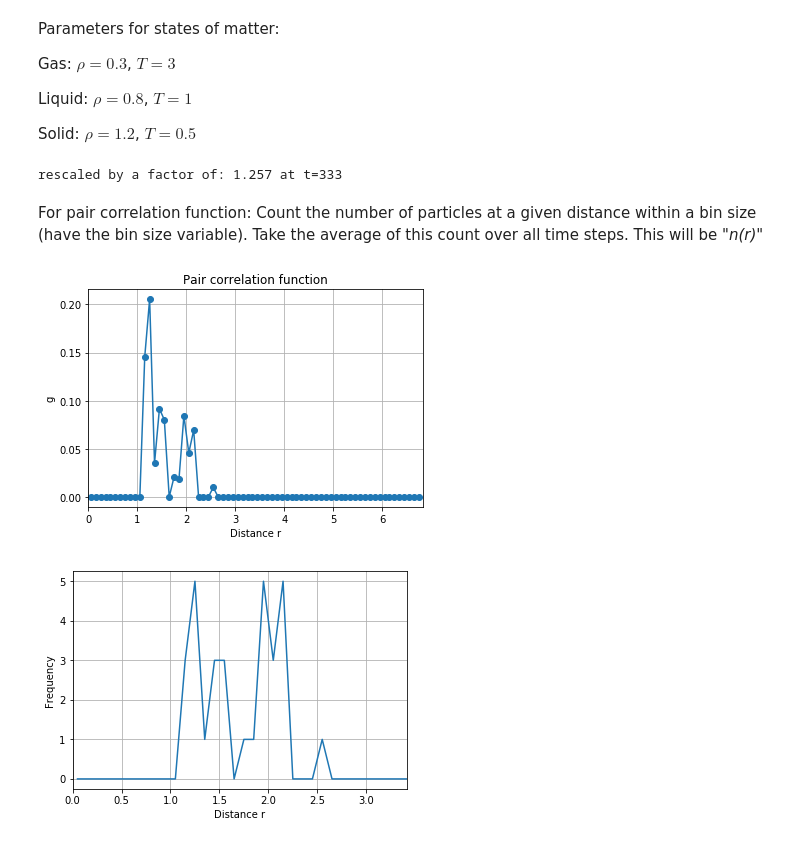
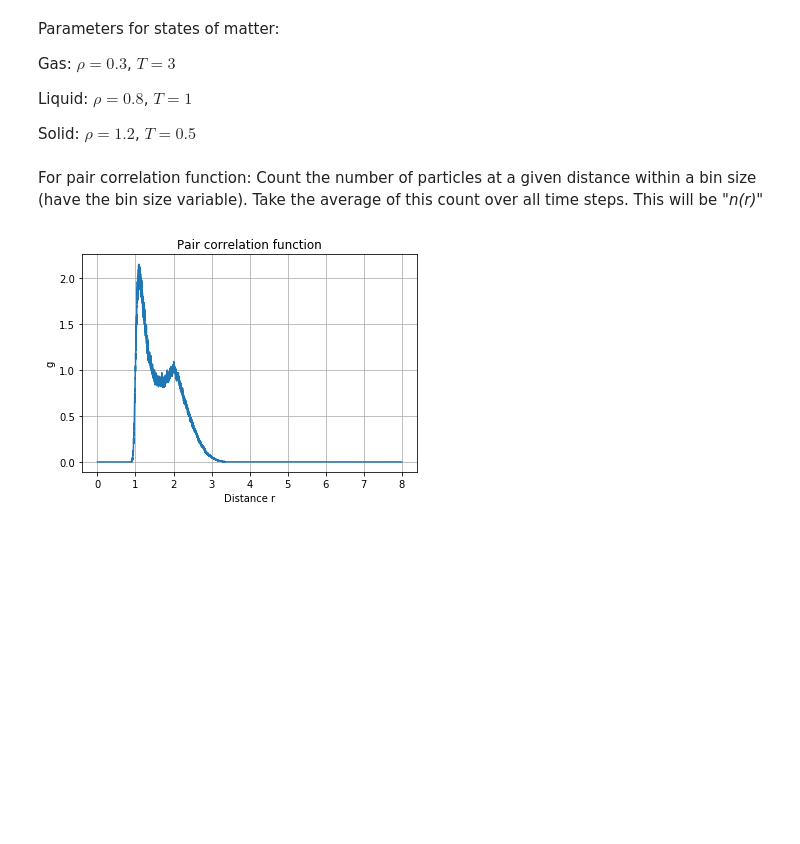
Before and after one commit to Merg3D/computational_physics_2019, a Jupyter notebook: Project1/Argon Project.ipynb, the cells around one changed output. Drawn from its saved outputs; the diff is of its cells as text; code cells hidden in the pictures; blank space fills up the shorter version.

```diff
--- a/Project1/Argon Project.ipynb
+++ b/Project1/Argon Project.ipynb
@@ -56,20 +55,18 @@ state = np.zeros((num_part, num_time, 6))
 E_kin = np.zeros((num_part, num_time))
 E_pot = np.zeros((num_part, num_time))
 E_tot = np.zeros((num_part, num_time))
+
+# save the factor lambda, the forces and distances between particles for each timestep
 lambdas = np.zeros(num_time)
-
-# save distances between reference particle and others for pair correlation function
+forces = np.zeros((num_part, 3))
 distances = np.zeros((num_time, num_part, num_part-1))
 
-# save forces during loops
-forces = np.zeros((num_part, 3))
-
-# calculate the initial coordinates by placing all particles on a fcc lattice
 # the initial velocities of the particles are given by a gaussian ditribution
-particle = 0
 mu = 1
 sigma = np.sqrt(T)
-rescaling_time = int(num_time / 3.0)
+rescaling_time = int(10.0 / h)
+rescaling_interval = 10
+rescaling_end = int(20.0 / h)
 
 # Initial positions for first unit cell
 state[0, 0, :3] = np.array([0.0,     0.0,     0.0])
@@ -77,11 +74,11 @@ state[1, 0, :3] = np.array([0.0,     K / 2.0, K / 2.0])
 state[2, 0, :3] = np.array([K / 2.0, 0.0,     K / 2.0])
 state[3, 0, :3] = np.array([K / 2.0, K / 2.0, 0.0])
 
-# Initial velocity for original unit cell
-# create distribution of e^(-mv^2 / 2k_B * T), where k_B = 1 and m = 1
+# create velocity distribution of e^(-mv^2 / 2k_B * T), where k_B = 1 and m = 1
 velocity_distribution = np.random.normal(mu, sigma, num_part)
+particle = 0
 
-# set initial positions and velocities
+# set the initial coordinates by placing all particles on a fcc lattice
 for x in range(num_unit_cells_per_dim):
     for y in range(num_unit_cells_per_dim):
         for z in range(num_unit_cells_per_dim):
@@ -101,10 +98,10 @@ for p in range(num_part):
     E_tot[p, 0] = E_pot[p, 0] + E_kin[p, 0]
 # %%
 for t in range(1, num_time):
-    if t == rescaling_time:
-        lambda_factor = np.average(lambdas[100:t-1])
+    # rescale at intervals in a certain range of timesteps
+    if t >= rescaling_time and t < rescaling_end and (t - rescaling_time) % rescaling_interval == 0:
+        lambda_factor = np.average(lambdas[t-1-rescaling_interval:t-1])
         state[:, t-1, 3:] = lambda_factor * state[:, t-1, 3:]
-        print('rescaled by a factor of: {:.3f} at t={}'.format(lambda_factor, t))
 
     for p in range(num_part):
         # the distance and force between the two closest particles at t-1
@@ -123,42 +120,37 @@ for t in range(1, num_time):
         E_pot[p, t] = 0.5 * P_next
         E_tot[p, t] = E_pot[p, t] + E_kin[p, t]
         lambdas[t] = func.get_lambda(state, t, num_part, T)
-# %% [output]
-rescaled by a factor of: 1.257 at t=333
 # %% [markdown]
 For pair correlation function: Count the number of particles at a given distance within a bin size (have the bin size variable). Take the average of this count over all time steps. This will be "_n(r)_"
 # %%
-data = np.average(distances[rescaling_time:, 0, :], axis=0)
-dr = 0.1
+data = np.average(distances[rescaling_end:, :, :], axis=0)
+data = distances[rescaling_end:, :, :]
+dr = 0.001
 r_min = 0.0
-r_max = L * 2.0
-# r_min = np.min(data)
-# r_max = np.max(data)
+r_max = L * 2.0 if np.max(data) < L * 2.0 else np.max(data)
 bins = np.arange(r_min, r_max, dr)
 centers = np.linspace(bins[0] + dr / 2.0, bins[-1] - dr / 2.0, len(bins) - 1)
 hist, _ = np.histogram(data, bins)
-a = func.pair_correlation(hist, centers, dr, L, num_part)
+pair_correlation = func.pair_correlation(hist, centers, dr, L, num_part) / num_time
 
 plt.figure()
 plt.title('Pair correlation function')
-plt.plot(centers, a, marker='o')
+plt.plot(centers, pair_correlation)
 plt.xlabel('Distance r')
 plt.ylabel('g')
-plt.xlim(0.0, L * 2.0)
 plt.grid()
 plt.savefig('output/{}/pair_correlation_function.png'.format(phase))
 
-plt.figure()
-plt.plot(centers, hist)
-plt.xlim(0.0, L * 1.0)
-plt.xlabel('Distance r')
-plt.ylabel('Frequency')
-plt.grid()
+# plt.figure()
+# plt.plot(centers, hist)
+# plt.xlim(0.0, L * 2.0)
+# plt.xlabel('Distance r')
+# plt.ylabel('Frequency')
+# plt.grid()
 
 plt.show()
 # %% [output]
-[figure, old version]
+[figure, new version]
-[figure, removed]
 # %%
 plt.figure()
 plt.title('Factor $\lambda$ as a function of time')
```
Also changed, not shown: parts of 7 cells of this notebook, 16 other files.
